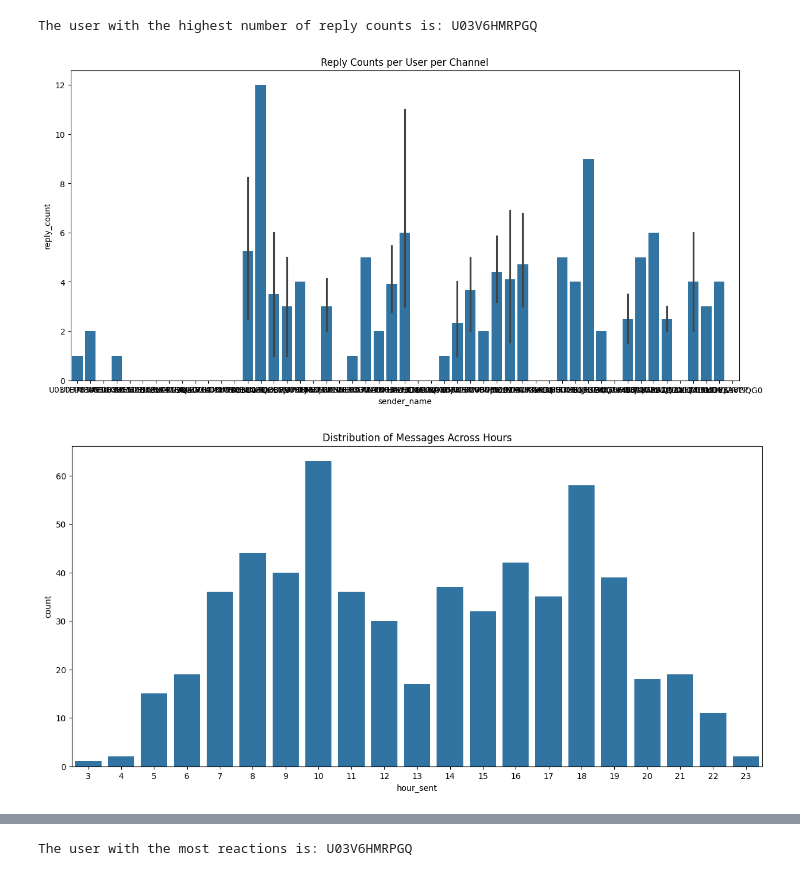
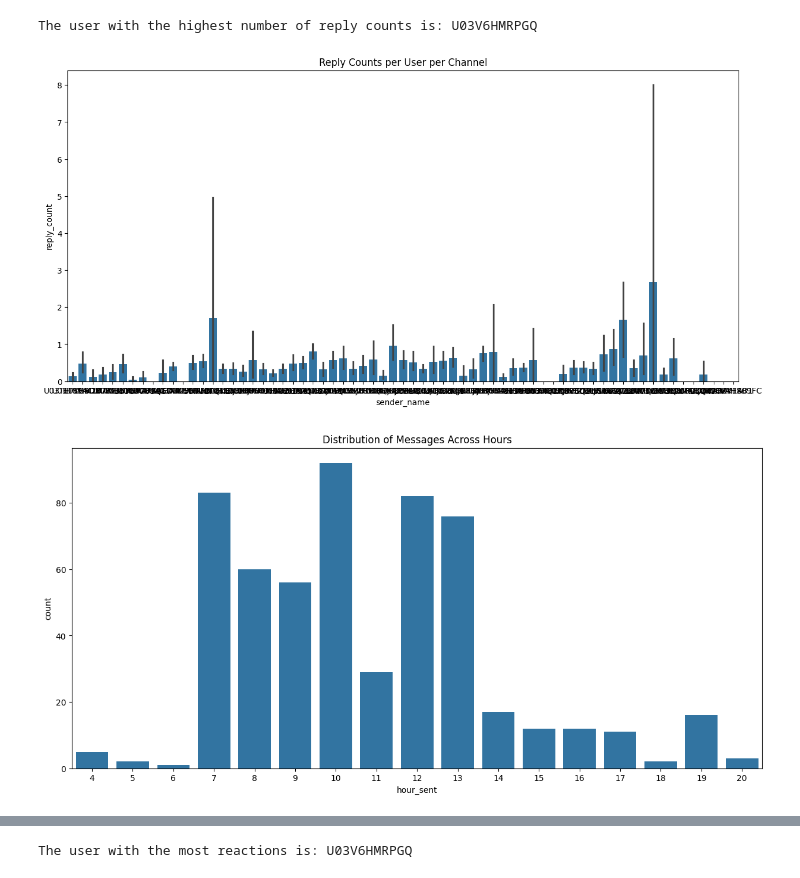
Before and after one commit to biruk-tadesse/10xac_week0_starter_network_analysis, a Jupyter notebook: notebooks/parse_slack_data.ipynb, the cells around one changed output, grey strips where cells are left out. Cells and saved outputs as stored; diff of their text form; code cells hidden in the pictures.

```diff
--- a/notebooks/parse_slack_data.ipynb
+++ b/notebooks/parse_slack_data.ipynb
@@ -29,11 +29,46 @@ data_path = 'C:/Users/biruk.tadesse/Downloads/10 Academy Intensive Training/10xa
 
 loader = SlackDataLoader(data_path)
 
-channel_name = 'all-week1'
+# Users
+user = loader.get_users()
+users_df = utils.get_users_df(user)
+users_df.head()
 
+
+#Single Channel
+channel_name = 'all-broadcast'
 channel_messages = loader.get_channel_messages(channel_name)
-df = utils.msgs_to_df(channel_messages)
+df = utils.get_messages_df(channel_messages)
 
-df.head()
+df.head(20)
+
+
+# List of channels
+channels = loader.get_channels()
+channel_df = utils.get_channels_df(channels)
+
+names_list = channel_df['name'].tolist()
+
+# Combining the channels
+dfs = []
+
+for name in names_list:
+    # Get channel messages
+    channel_messages = loader.get_channel_messages(name)
+
+    # Get DataFrame for channel messages
+    channel_df = utils.get_messages_df(channel_messages)
+
+    # Add a new column for the channel name
+    channel_df['channel_name'] = name
+
+    # Append the channel_df to the combined_df
+    dfs.append(channel_df)
+
+combined_df = pd.concat(dfs, ignore_index=True)
+# x = utils.convert_2_timestamp('time_sent',combined_df)
+
+# print(x)
+combined_df.head()
 # %% [output]
 |  | message_type | message_content | sender_name | time_sent | message_distribution | time_thread_start | ... |
@@ -300,11 +199,11 @@ The user with the highest number of reply counts is: U03V6HMRPGQ
 # %%
 # Visualize reply counts per user per channel
 plt.figure(figsize=(15, 7))
-sns.barplot(x='sender_name', y='reply_count', data=df)
+sns.barplot(x='sender_name', y='reply_count', data=combined_df)
 plt.title('Reply Counts per User per Channel')
 plt.show()
 # %% [output]
-[figure, old version]
+[figure, new version]
 # %%
 # what is the time range of the day that most messages are sent?
 df['time_sent'] = pd.to_datetime(df['time_sent'], unit='s')
@@ -314,4 +213,4 @@ sns.countplot(x='hour_sent', data=df)
 plt.title('Distribution of Messages Across Hours')
 plt.show()
 # %% [output]
-[figure, old version]
+[figure, new version]
```
Also changed, not shown: parts of 21 cells of this notebook, 16 other files.
